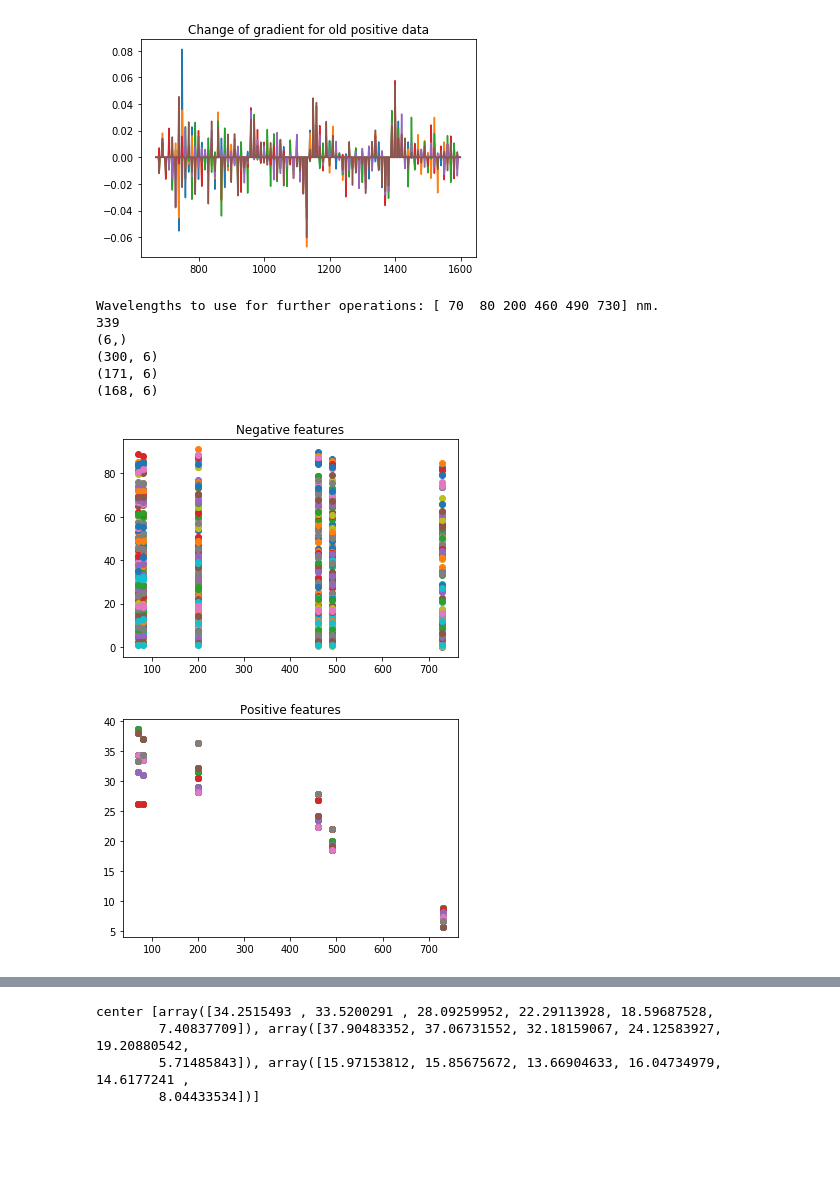
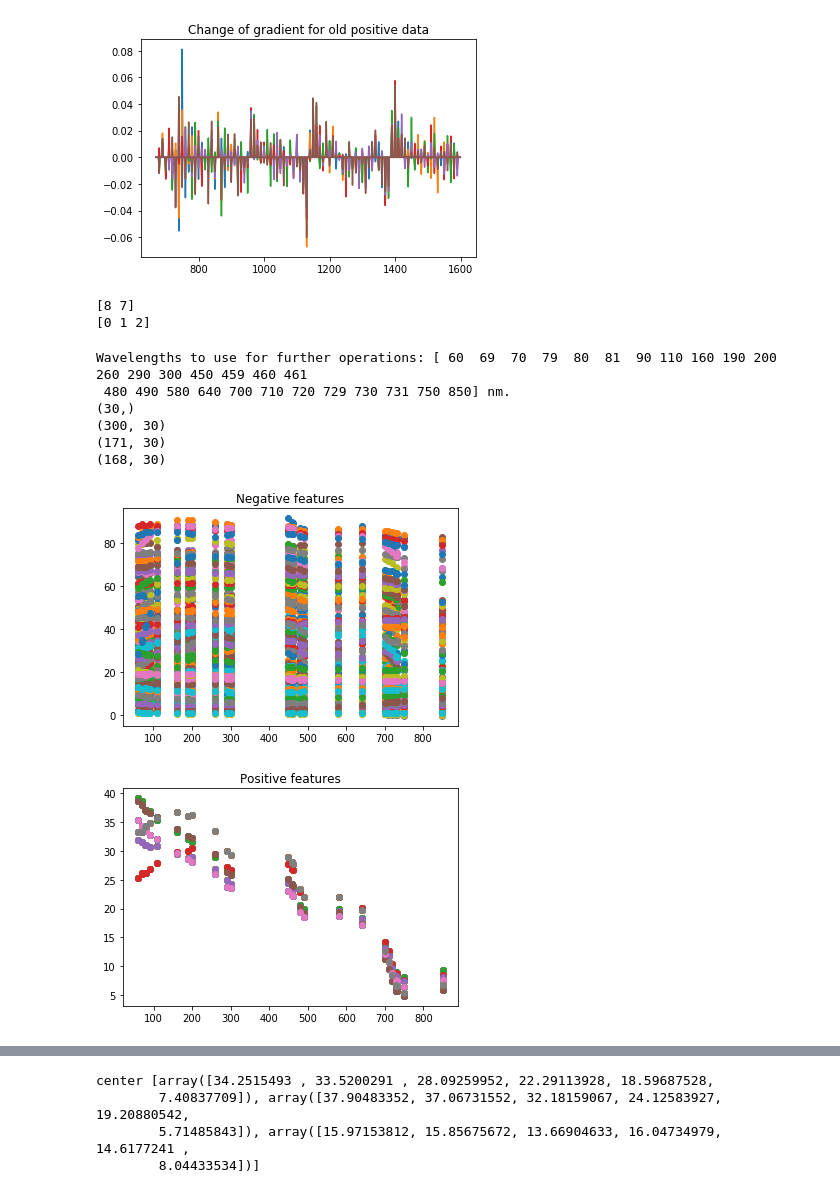
Before and after one commit to Genises/H-BRS_NeuralNetworks, a Jupyter notebook: NN_Project_29.10.2018.ipynb, the cells around one changed output, grey strips where cells are left out. Drawn from its saved outputs; the diff is of its cells as text; code cells hidden in the pictures; blank space fills up the shorter version.

```diff
--- a/NN_Project_29.10.2018.ipynb
+++ b/NN_Project_29.10.2018.ipynb
@@ -253,12 +253,29 @@ plt.title("Change of gradient for old positive data")
 plt.show()
 # %% [output]
 [figure]
+# %%
+test_array = np.array([1,2,3,4,5,6,7,8,9])
+print(test_array.argsort()[-3:][::-1])
+print(test_array.argsort()[:3])
+# %% [output]
+[8 7]
+[0 1 2]
 # %%
 #--------------------------------------------------------------------------------Split Up Data
 #hardcoded
 # Get gradients
-maxGradients = gradientData.argmax(axis=1)
-minGradients = gradientData.argmin(axis=1)
+#maxGradients = gradientData.argmax(axis=1)
+#minGradients = gradientData.argmin(axis=1)
+#smallXValues = np.append(maxGradients,minGradients,axis=0)
+
+number_of_values = 5
+
+maxGradients = np.array([], dtype=np.int)
+minGradients = np.array([], dtype=np.int)
+for entry in gradientData:
+    maxGradients = np.append(maxGradients, entry.argsort()[-number_of_values:][::-1])
+    minGradients = np.append(minGradients, entry.argsort()[:number_of_values])
+
 smallXValues = np.append(maxGradients,minGradients,axis=0)
 
 # Remove duplicate wavelenghts
@@ -274,41 +291,41 @@ smallFeature = dataNegativesOld[:,smallXValues]
 #CompleteSet Small Version
 compSet = np.append(smallFeature, smallFeaturesPositive ,axis=0)
 classifcSet = np.append(np.tile([1,0],(smallFeature.shape[0],1)),np.tile([0,1],(smallFeaturesPositive.shape[0],1)),axis=0)
 
 #shuffle data together
 mix = np.random.permutation(len(compSet))
 compSet = compSet[mix]
 classifcSet = classifcSet[mix]
 
 #Split in training and test Data
 #trainingSet = compSet[:200]
 #trainingLabelSet =  classifcSet[:200]
 
 trainingSet = compSet[:300]
 trainingLabelSet =  classifcSet[:300]
 
 #validationSet = compSet[200:300]
 #validationLabelSet = classifcSet[200:300]
 
 testSet = compSet[300:]
 testLabelSet = classifcSet[300:]
 
 print(smallXValues.shape)
 print(trainingSet.shape)
 print(smallFeature.shape)
 print(smallFeaturesPositive.shape)
 
 plottSpectrals(smallXValues,smallFeature, "Negative features", "o")
 plottSpectrals(smallXValues,smallFeaturesPositive, "Positive features", "o")
 # %% [output]
-Wavelengths to use for further operations: [ 70  80 200 460 490 730] nm.
-339
-(6,)
-(300, 6)
-(171, 6)
-(168, 6)
+Wavelengths to use for further operations: [ 60  69  70  79  80  81  90 110 160 190 200 260 290 300 450 459 460 461
+ 480 490 580 640 700 710 720 729 730 731 750 850] nm.
+(30,)
+(300, 30)
+(171, 30)
+(168, 30)
-[figure, old version]
+[figure, new version]
-[figure, old version]
+[figure, new version]
 # %%
 #--------------------------------------------------------------------------------Build Model with tensorflow
 
```
Also changed, not shown: parts of 1 cell of this notebook.
